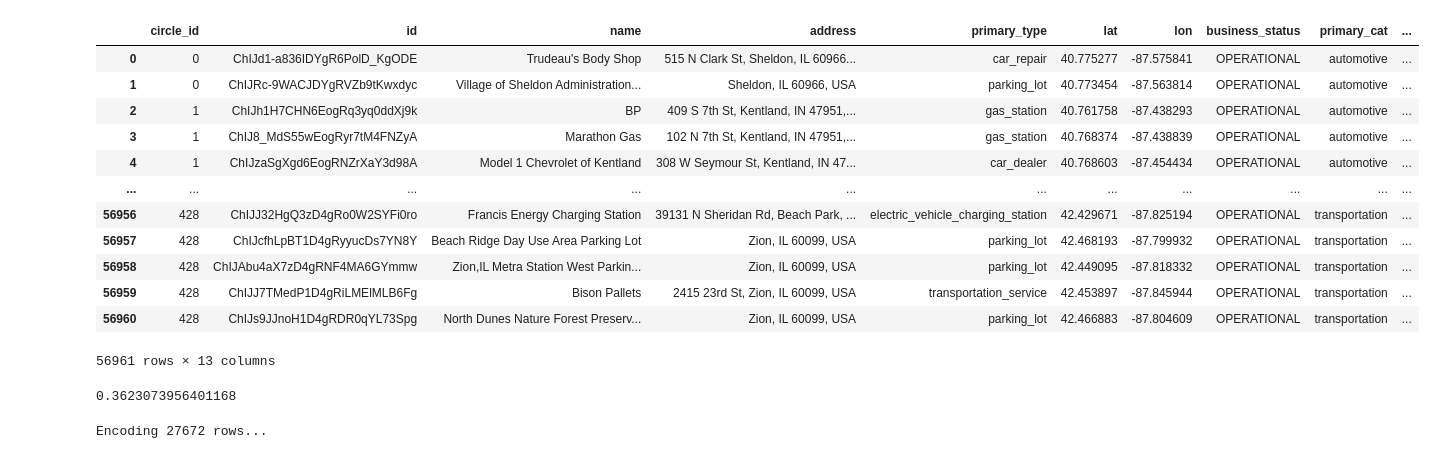
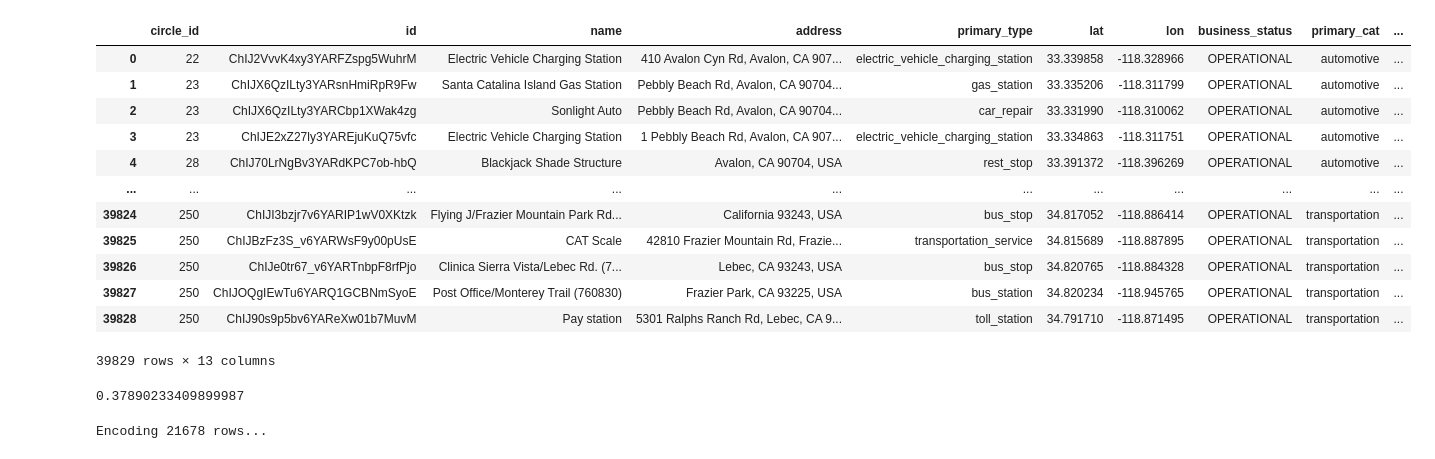
Before and after one commit to HOUPU1993/POI-study, a Jupyter notebook: 5.match_proc/google_osm.ipynb, the cells around one changed output. Saved outputs shown, nothing was run; the diff lists cells and outputs as text; code cells hidden in the pictures.

```diff
--- a/5.match_proc/google_osm.ipynb
+++ b/5.match_proc/google_osm.ipynb
@@ -358,26 +358,26 @@ def calculate_similarity_check(
 
     return df
 # %%
-chicago_gplc = gpd.read_file('/Users/houpuli/Redlining Lab Dropbox/HOUPU LI/POI research/Chicago_MSA/chicago_msa_poi/chicago_gplc.geojson')
-chicago_gplc
+la_gplc = gpd.read_file('/Users/houpuli/Redlining Lab Dropbox/HOUPU LI/POI research/LA MSA/la_msa_poi/la_gplc.geojson')
+la_gplc
 # %% [output]
 |  | circle_id | id | name | address | primary_type | lat | lon | business_status | primary_cat | ... |
-| 0 | 0 | ChIJd1-a836IDYgR6PolD_KgODE | Trudeau's Body Shop | 515 N Clark St, Sheldon, IL 60966... | car_repair | 40.775277 | -87.575841 | OPERATIONAL | automotive | ... |
-| 1 | 0 | ChIJRc-9WACJDYgRVZb9tKwxdyc | Village of Sheldon Administration... | Sheldon, IL 60966, USA | parking_lot | 40.773454 | -87.563814 | OPERATIONAL | automotive | ... |
-| 2 | 1 | ChIJh1H7CHN6EogRq3yq0ddXj9k | BP | 409 S 7th St, Kentland, IN 47951,... | gas_station | 40.761758 | -87.438293 | OPERATIONAL | automotive | ... |
-| 3 | 1 | ChIJ8_MdS55wEogRyr7tM4FNZyA | Marathon Gas | 102 N 7th St, Kentland, IN 47951,... | gas_station | 40.768374 | -87.438839 | OPERATIONAL | automotive | ... |
-| 4 | 1 | ChIJzaSgXgd6EogRNZrXaY3d98A | Model 1 Chevrolet of Kentland | 308 W Seymour St, Kentland, IN 47... | car_dealer | 40.768603 | -87.454434 | OPERATIONAL | automotive | ... |
+| 0 | 22 | ChIJ2VvvK4xy3YARFZspg5WuhrM | Electric Vehicle Charging Station | 410 Avalon Cyn Rd, Avalon, CA 907... | electric_vehicle_charging_station | 33.339858 | -118.328966 | OPERATIONAL | automotive | ... |
+| 1 | 23 | ChIJX6QzILty3YARsnHmiRpR9Fw | Santa Catalina Island Gas Station | Pebbly Beach Rd, Avalon, CA 90704... | gas_station | 33.335206 | -118.311799 | OPERATIONAL | automotive | ... |
+| 2 | 23 | ChIJX6QzILty3YARCbp1XWak4zg | Sonlight Auto | Pebbly Beach Rd, Avalon, CA 90704... | car_repair | 33.331990 | -118.310062 | OPERATIONAL | automotive | ... |
+| 3 | 23 | ChIJE2xZ27ly3YAREjuKuQ75vfc | Electric Vehicle Charging Station | 1 Pebbly Beach Rd, Avalon, CA 907... | electric_vehicle_charging_station | 33.334863 | -118.311751 | OPERATIONAL | automotive | ... |
+| 4 | 28 | ChIJ70LrNgBv3YARdKPC7ob-hbQ | Blackjack Shade Structure | Avalon, CA 90704, USA | rest_stop | 33.391372 | -118.396269 | OPERATIONAL | automotive | ... |
 | ... | ... | ... | ... | ... | ... | ... | ... | ... | ... | ... |
-| 56956 | 428 | ChIJJ32HgQ3zD4gRo0W2SYFi0ro | Francis Energy Charging Station | 39131 N Sheridan Rd, Beach Park, ... | electric_vehicle_charging_station | 42.429671 | -87.825194 | OPERATIONAL | transportation | ... |
-| 56957 | 428 | ChIJcfhLpBT1D4gRyyucDs7YN8Y | Beach Ridge Day Use Area Parking Lot | Zion, IL 60099, USA | parking_lot | 42.468193 | -87.799932 | OPERATIONAL | transportation | ... |
-| 56958 | 428 | ChIJAbu4aX7zD4gRNF4MA6GYmmw | Zion,IL Metra Station West Parkin... | Zion, IL 60099, USA | parking_lot | 42.449095 | -87.818332 | OPERATIONAL | transportation | ... |
-| 56959 | 428 | ChIJJ7TMedP1D4gRiLMElMLB6Fg | Bison Pallets | 2415 23rd St, Zion, IL 60099, USA | transportation_service | 42.453897 | -87.845944 | OPERATIONAL | transportation | ... |
-| 56960 | 428 | ChIJs9JJnoH1D4gRDR0qYL73Spg | North Dunes Nature Forest Preserv... | Zion, IL 60099, USA | parking_lot | 42.466883 | -87.804609 | OPERATIONAL | transportation | ... |
+| 39824 | 250 | ChIJI3bzjr7v6YARIP1wV0XKtzk | Flying J/Frazier Mountain Park Rd... | California 93243, USA | bus_stop | 34.817052 | -118.886414 | OPERATIONAL | transportation | ... |
+| 39825 | 250 | ChIJBzFz3S_v6YARWsF9y00pUsE | CAT Scale | 42810 Frazier Mountain Rd, Frazie... | transportation_service | 34.815689 | -118.887895 | OPERATIONAL | transportation | ... |
+| 39826 | 250 | ChIJe0tr67_v6YARTnbpF8rfPjo | Clinica Sierra Vista/Lebec Rd. (7... | Lebec, CA 93243, USA | bus_stop | 34.820765 | -118.884328 | OPERATIONAL | transportation | ... |
+| 39827 | 250 | ChIJOQgIEwTu6YARQ1GCBNmSyoE | Post Office/Monterey Trail (760830) | Frazier Park, CA 93225, USA | bus_station | 34.820234 | -118.945765 | OPERATIONAL | transportation | ... |
+| 39828 | 250 | ChIJ90s9p5bv6YAReXw01b7MuvM | Pay station | 5301 Ralphs Ranch Rd, Lebec, CA 9... | toll_station | 34.791710 | -118.871495 | OPERATIONAL | transportation | ... |
-56961 rows × 13 columns
+39829 rows × 13 columns
 # %%
-chicago_osm = gpd.read_file('/Users/houpuli/Redlining Lab Dropbox/HOUPU LI/POI research/Chicago_MSA/chicago_msa_poi/chicago_osm.geojson')
-print(f"{chicago_osm['name'].notna().sum() / len(chicago_osm)}")
-chicago_osm = chicago_osm[chicago_osm['name'].notna()]
+la_osm = gpd.read_file('/Users/houpuli/Redlining Lab Dropbox/HOUPU LI/POI research/LA MSA/la_msa_poi/la_osm.geojson')
+print(f"{la_osm['name'].notna().sum() / len(la_osm)}")
+la_osm = la_osm[la_osm['name'].notna()]
 # %% [output]
-0.3623073956401168
+0.37890233409899987
 # %%
@@ -389,5 +389,5 @@ chicago_gplc_osm = address_score_check(reference_gdf=chicago_gplc_osm, compared_
 # %%
-chicago_gplc_osm = calculate_similarity_check(chicago_gplc_osm, cat_col_ref = "naics_definition", cat_col_cmp = "matched_cat_main", id_col = "matched_id", result_col =  "category_sim")
+la_gplc_osm = calculate_similarity_check(la_gplc_osm, cat_col_ref = "naics_definition", cat_col_cmp = "matched_cat_main", id_col = "matched_id", result_col =  "category_sim")
 # %% [output]
-Encoding 27672 rows...
+Encoding 21678 rows...
 # %%
```
Also changed, not shown: parts of 12 cells of this notebook, 2 other files.
